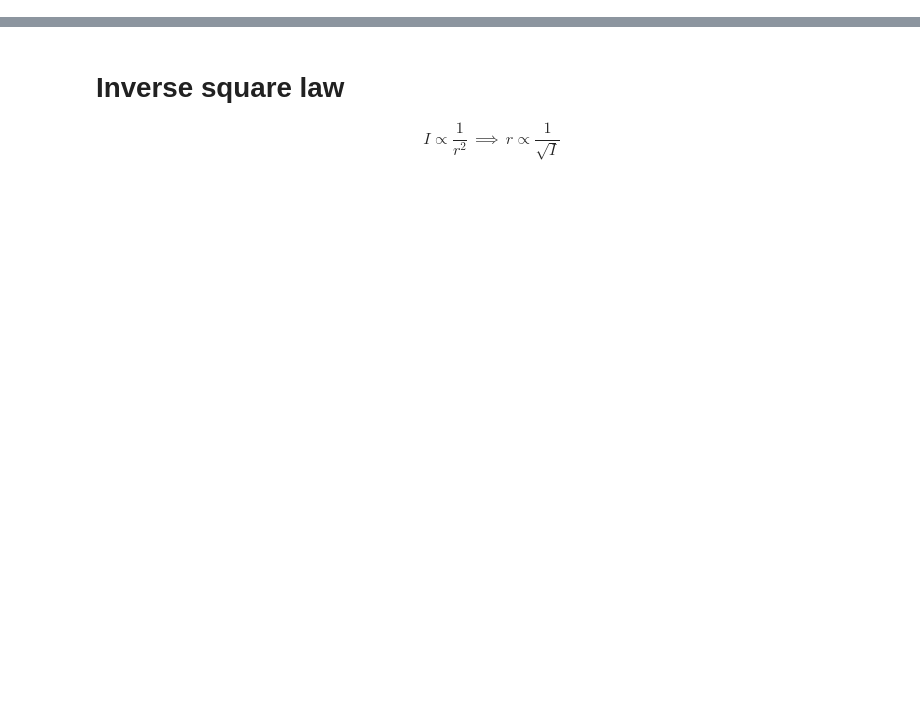
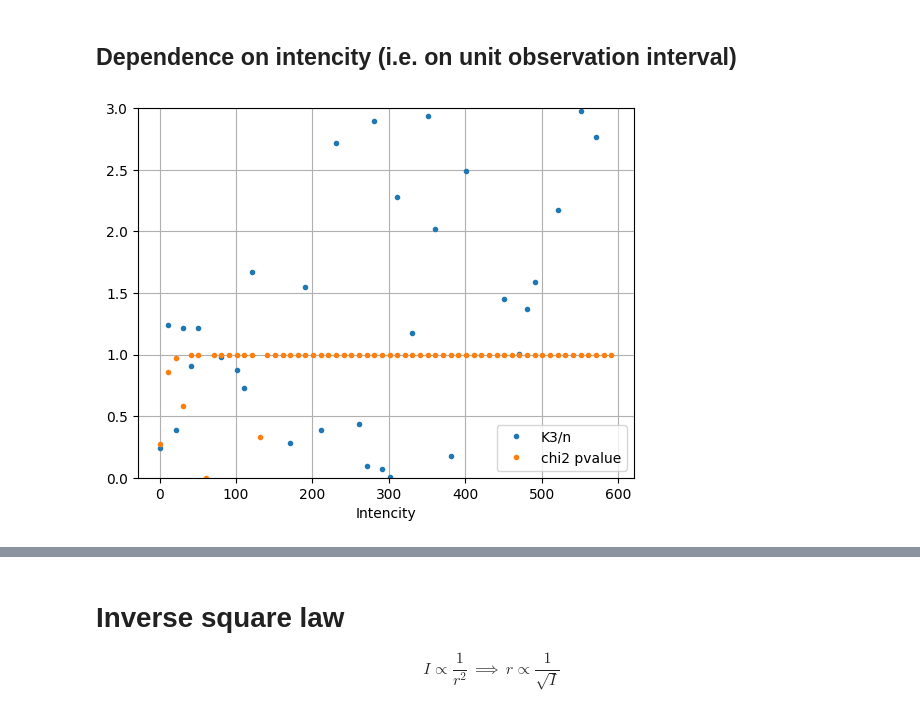
Before and after one commit to evgeny-kolonsky/Lab4_Nuclear, a Jupyter notebook: Lab4_Poisson_test.ipynb, the cells around one changed output, grey strips where cells are left out. Saved outputs shown, nothing was run; the diff lists cells and outputs as text; code cells hidden in the pictures; blank space fills up the shorter version.

```diff
--- a/Lab4_Poisson_test.ipynb
+++ b/Lab4_Poisson_test.ipynb
@@ -7,0 +78,14 @@ from sklearn.linear_model import LinearRegression
+# %% [markdown]
+## Dependence on intencity (i.e. on unit observation interval)
+# %%
+size = 20 # number of observations
+testk3 = np.array([[intencity, k3test(np.random.poisson(intencity, size=size))] for intencity in range(1,600, 10)]).T
+testchi2 = np.array([[intencity, chi2test(np.random.poisson(intencity, size=size))] for intencity in range(1,600, 10)]).T
+plt.plot(testk3[0], testk3[1], '.', label='K3/n')
+plt.plot(testchi2[0], testchi2[1], '.', label='chi2 pvalue')
+plt.legend()
+plt.xlabel('Intencity')
+plt.ylim(0,3)
+plt.grid()
+# %% [output]
+[figure, added]
```
Also changed, not shown: parts of 26 cells of this notebook.
